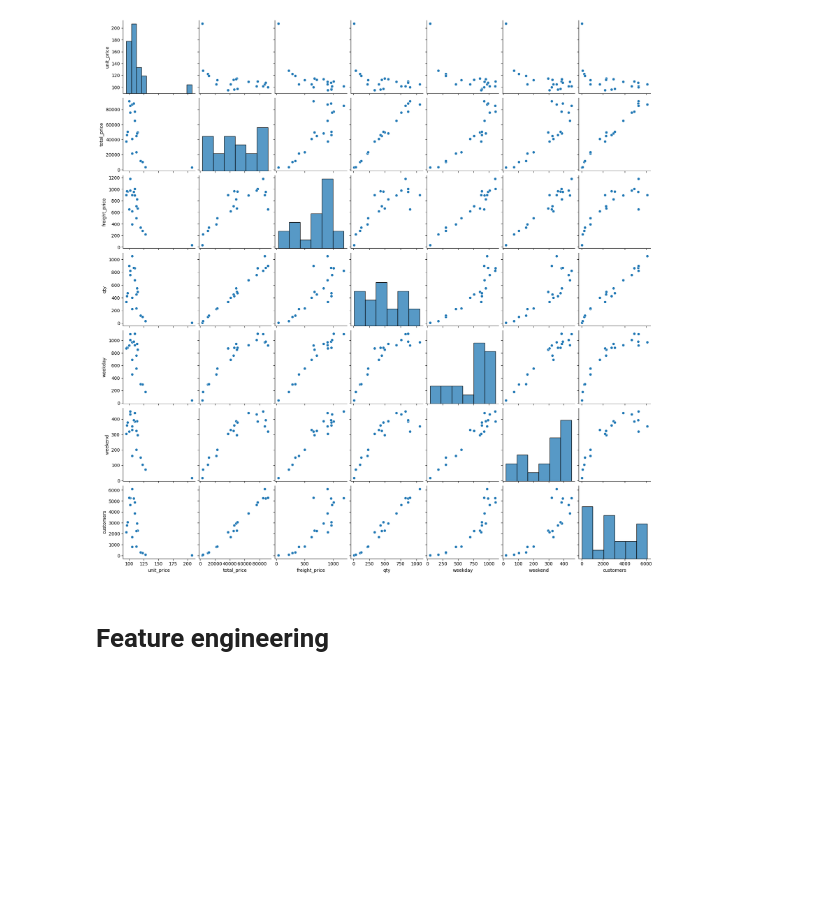
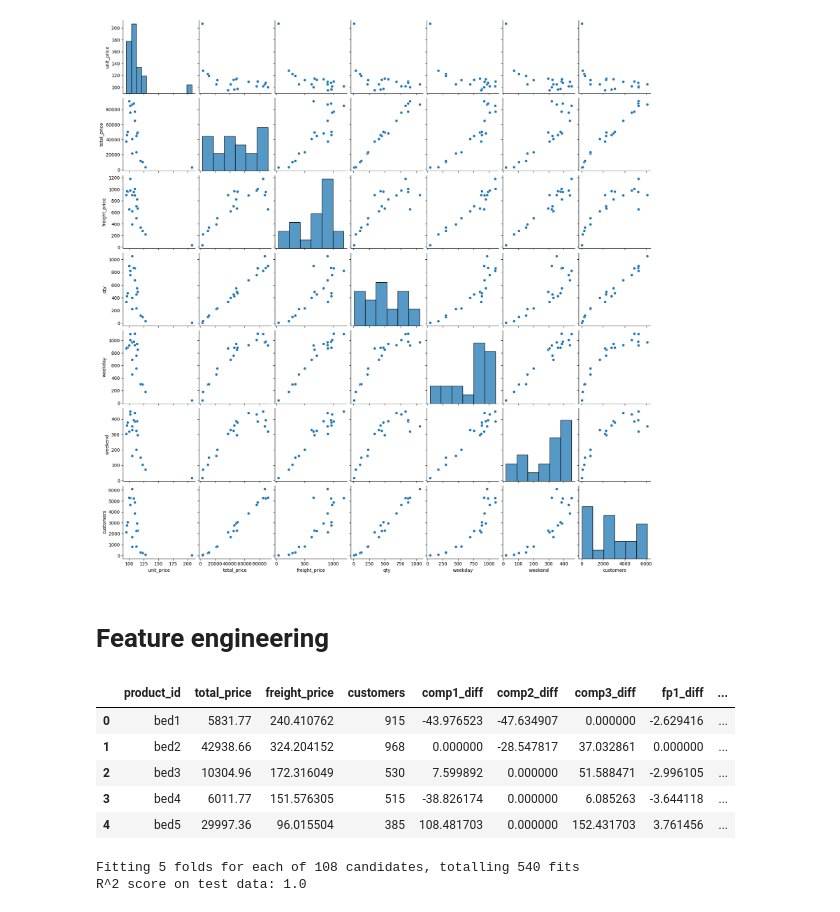
Before and after one commit to Anshul2110/Retail_Price_Optimization, a Jupyter notebook: code.ipynb, the cells around one changed output. Saved outputs shown, nothing was run; the diff lists cells and outputs as text; code cells hidden in the pictures; blank space fills up the shorter version.

Commit message:
model and feature engineering done

```diff
--- a/code.ipynb
+++ b/code.ipynb
@@ -187,3 +188,33 @@ plt.show()
 [figure]
 # %% [markdown]
 # Feature engineering
+# %%
+df['comp1_diff'] = df['unit_price'] - df['comp_1']
+df['comp2_diff'] = df['unit_price'] - df['comp_2']
+df['comp3_diff'] = df['unit_price'] - df['comp_3']
+
+df["fp1_diff"] = df['freight_price'] - df['fp1']
+df["fp2_diff"] = df['freight_price'] - df['fp2']
+df["fp3_diff"] = df['freight_price'] - df['fp3']
+# %%
+##Aggregating monthly data by product id
+
+cols_to_mean = ['product_id','comp1_diff', 'comp2_diff', 'comp3_diff',
+                'fp1_diff', 'fp2_diff', 'fp3_diff', 'product_score', 'unit_price']
+cols_to_sum = ['product_id', 'total_price', 'freight_price', 'customers']
+mean_df = df[cols_to_mean]
+sum_df = df[cols_to_sum]
+# %%
+products_mean = mean_df.groupby(by='product_id').mean()
+products_sum = sum_df.groupby(by='product_id').sum()
+# %%
+products = pd.concat([products_sum, products_mean],
+                     axis=1, join='inner').reset_index()
+products.head()
+# %% [output]
+|  | product_id | total_price | freight_price | customers | comp1_diff | comp2_diff | comp3_diff | fp1_diff | ... |
+| 0 | bed1 | 5831.77 | 240.410762 | 915 | -43.976523 | -47.634907 | 0.000000 | -2.629416 | ... |
+| 1 | bed2 | 42938.66 | 324.204152 | 968 | 0.000000 | -28.547817 | 37.032861 | 0.000000 | ... |
+| 2 | bed3 | 10304.96 | 172.316049 | 530 | 7.599892 | 0.000000 | 51.588471 | -2.996105 | ... |
+| 3 | bed4 | 6011.77 | 151.576305 | 515 | -38.826174 | 0.000000 | 6.085263 | -3.644118 | ... |
+| 4 | bed5 | 29997.36 | 96.015504 | 385 | 108.481703 | 0.000000 | 152.431703 | 3.761456 | ... |
@@ -189,0 +229,42 @@ plt.show()
+# %%
+
+
+from xgboost import XGBRegressor
+from sklearn.model_selection import GridSearchCV
+from sklearn.metrics import r2_score
+
+# Define the model
+xgb = XGBRegressor(objective='reg:squarederror', random_state=42)
+
+# Define the parameter grid for GridSearchCV
+param_grid = {
+    'n_estimators': [50, 100, 200],
+    'max_depth': [2, 3, 4, 5],
+    'learning_rate': [0.01, 0.05, 0.1],
+    'subsample': [0.7, 0.8, 1.0]
+}
+
+# Set up GridSearchCV
+grid_search = GridSearchCV(
+    estimator=xgb,
+    param_grid=param_grid,
+    cv=5,
+    scoring='neg_mean_squared_error',
+    n_jobs=-1,
+    verbose=1
+)
+
+# Fit the model
+grid_search.fit(x_train, y_train)
+
+# Predict on training data
+y_pred = grid_search.predict(x_test)
+r2 = r2_score(y_pred, y_test)
+print("R^2 score on test data:", r2)
+# Best parameters and best estimator
+# print("Best parameters:", grid_search.best_params_)
+# print("Best score:", grid_search.best_score_)
+# best_xgb = grid_search.best_estimator_
+# %% [output]
+Fitting 5 folds for each of 108 candidates, totalling 540 fits
+R^2 score on test data: 1.0
```
Also changed, not shown: parts of 3 cells of this notebook.
